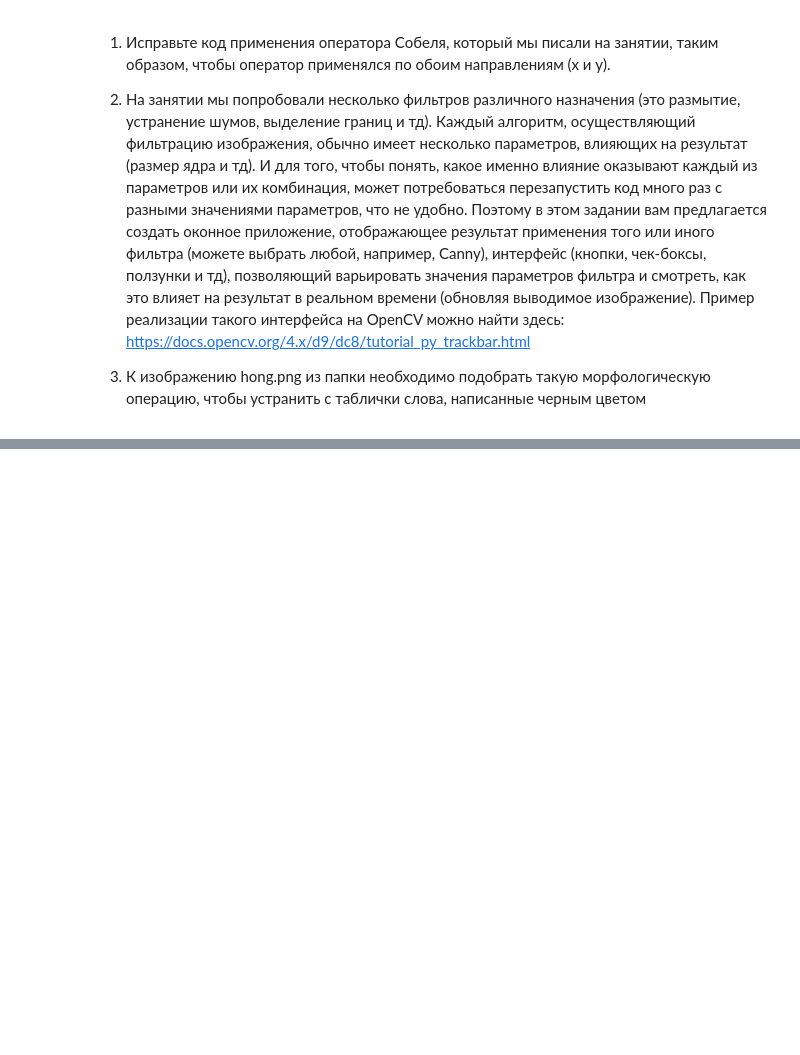
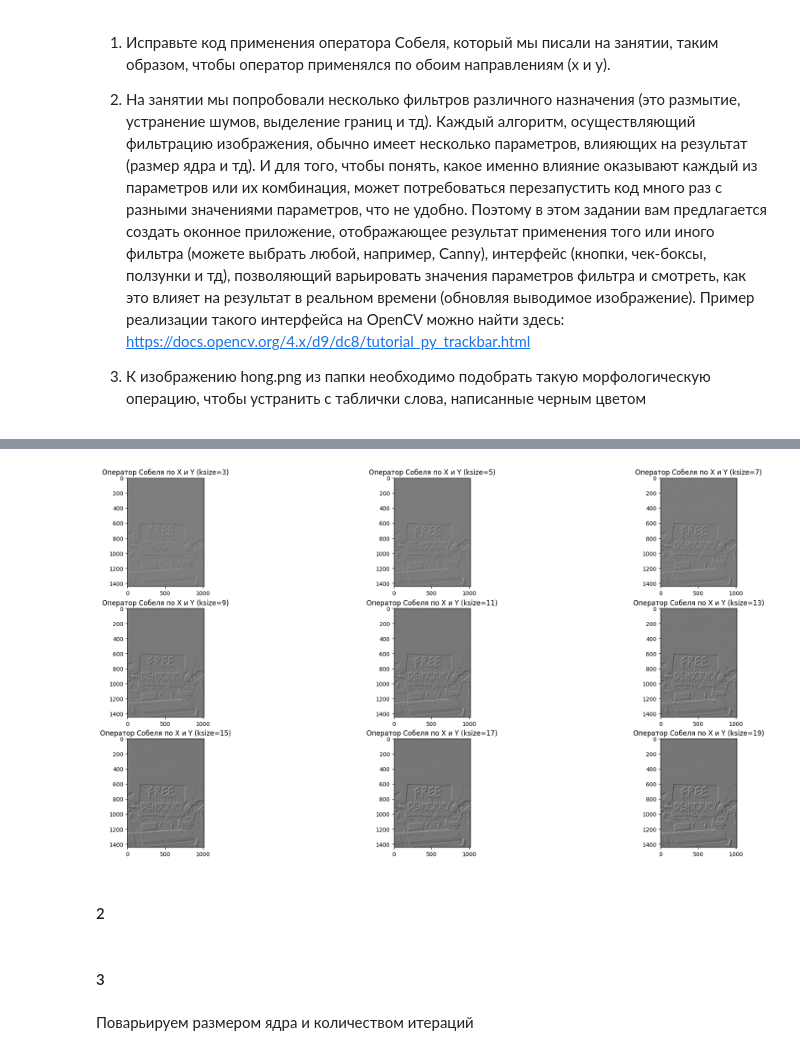
Before and after one commit to B3aRrrr/M8LabsAndHomeworks, a Jupyter notebook: Sem3/Lab5/main.ipynb, the cells around one changed output, grey strips where cells are left out. Drawn from its saved outputs; the diff is of its cells as text; code cells hidden in the pictures; blank space fills up the shorter version.

```diff
--- a/Sem3/Lab5/main.ipynb
+++ b/Sem3/Lab5/main.ipynb
@@ -181,0 +219,24 @@ torch.save(model.state_dict(), 'model.ckpt')
+# %%
+ksize_list=list(range(3,21,2))
+
+cols = 3  #
+rows = len(ksize_list) // cols + 1  # количество строк в таблице
+
+plt.figure(figsize=(24,16))
+for i, ksize in enumerate(ksize_list):
+    sobelx = cv.Sobel(img, cv.CV_64F, 1, 0, ksize=ksize)
+    sobely = cv.Sobel(img, cv.CV_64F, 0, 1, ksize=ksize)
+    img2 = cv.addWeighted(sobelx, 0.5, sobely, 0.5, 0)
+    plt.subplot(rows, cols, i+1)
+    plt.imshow(img2, cmap="gray")
+    plt.title(f'Оператор Собеля по X и Y (ksize={ksize})')
+# plt.tight_layout()
+plt.show()
+# %% [output]
+[figure, added]
+# %% [markdown]
+#### 2
+# %% [markdown]
+#### 3
+# %% [markdown]
+Поварьируем размером ядра и количеством итераций
```
Also changed, not shown: parts of 7 cells of this notebook.
